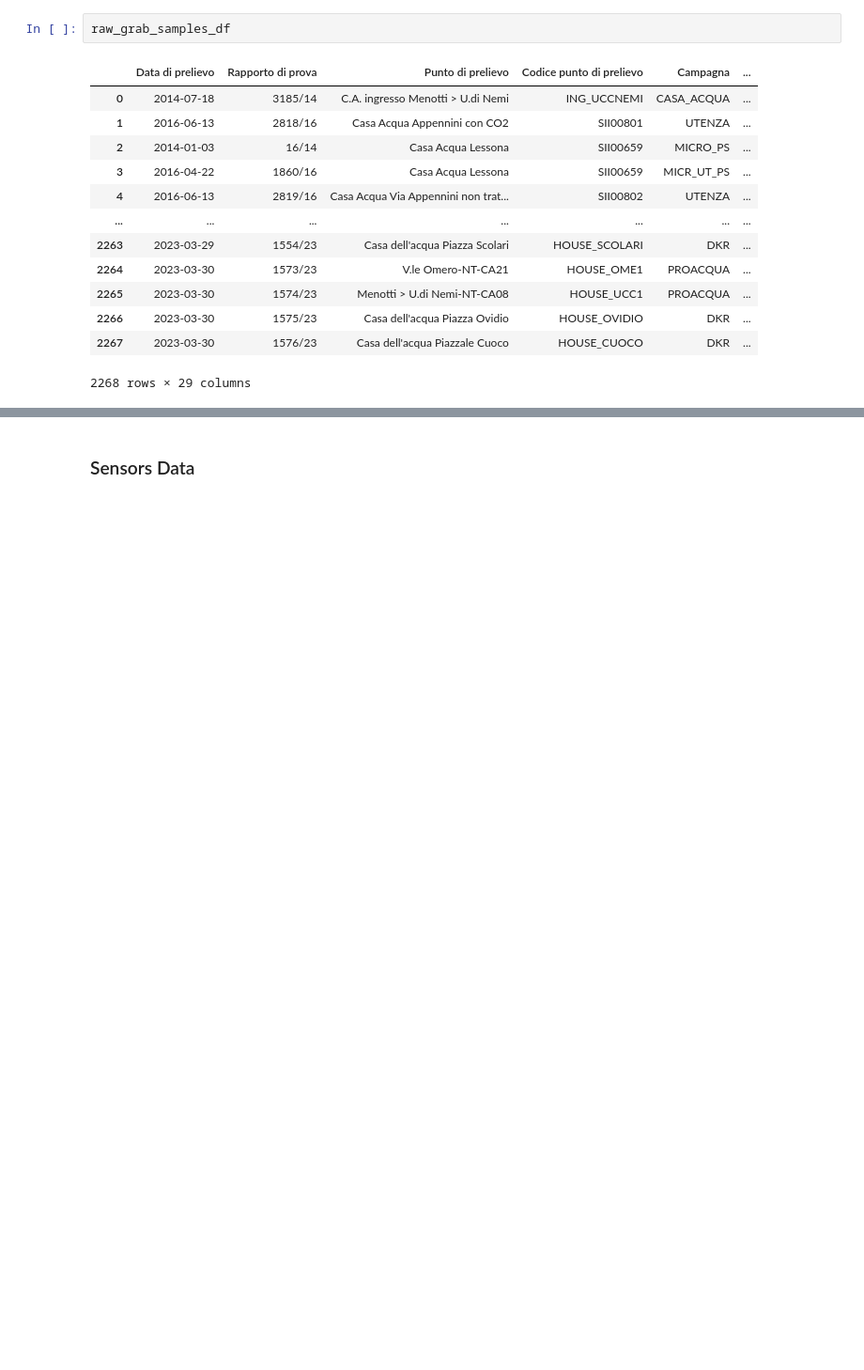
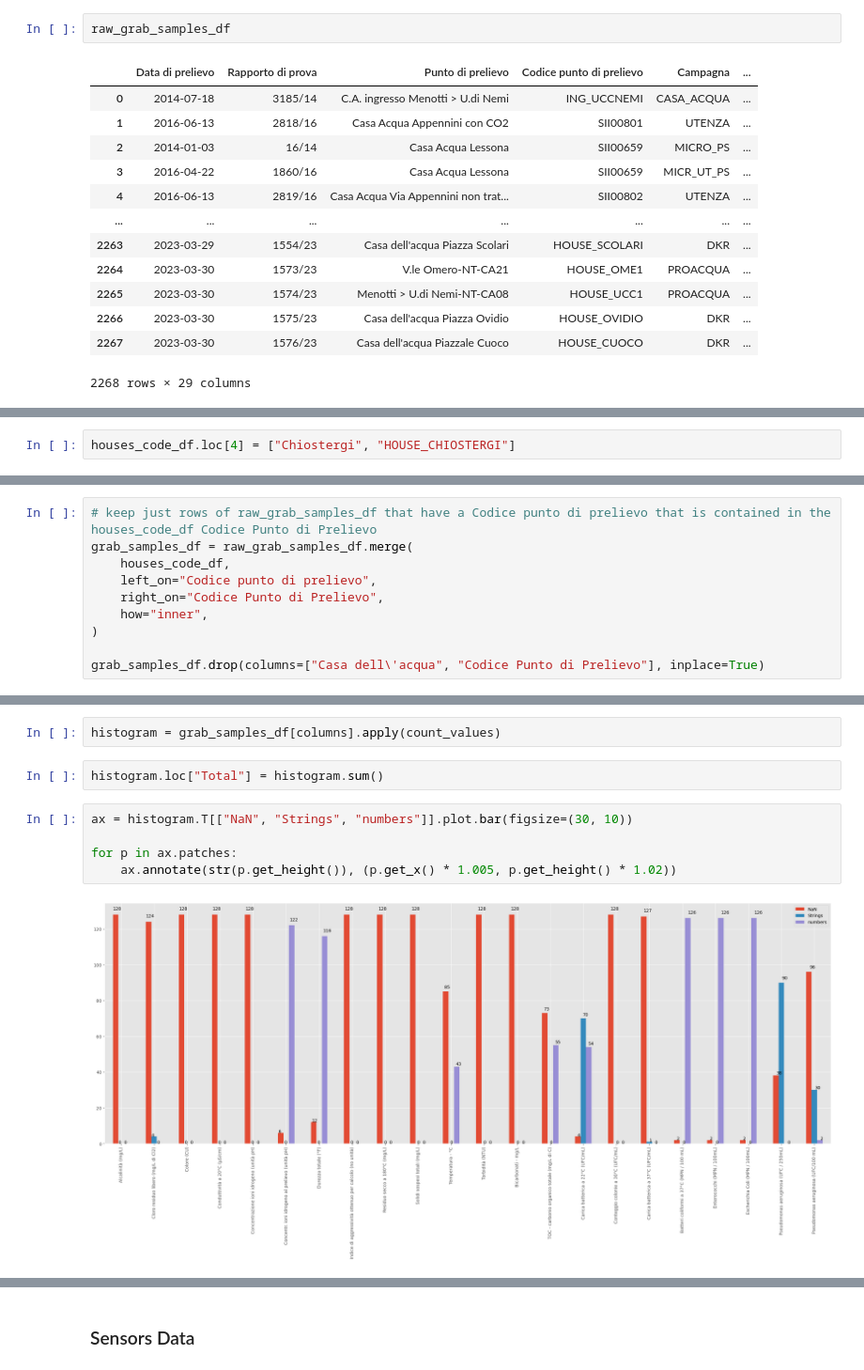
Before and after one commit to MassimilianoArca/SafeCREW, a Jupyter notebook: safecrew/milan/supply_points.ipynb, the cells around one changed output, grey strips where cells are left out. Shown at 94% size. Saved outputs shown, nothing was run; the diff lists cells and outputs as text; blank space fills up the shorter version.

Commit message:
milano and tarragona plots

```diff
--- a/safecrew/milan/supply_points.ipynb
+++ b/safecrew/milan/supply_points.ipynb
@@ -162,0 +269,2 @@ raw_grab_samples_df.columns.to_list()
+# %%
+houses_code_df.loc[4] = ["Chiostergi", "HOUSE_CHIOSTERGI"]
@@ -162,0 +287,10 @@ raw_grab_samples_df.columns.to_list()
+# %%
+# keep just rows of raw_grab_samples_df that have a Codice punto di prelievo that is contained in the houses_code_df Codice Punto di Prelievo
+grab_samples_df = raw_grab_samples_df.merge(
+    houses_code_df,
+    left_on="Codice punto di prelievo",
+    right_on="Codice Punto di Prelievo",
+    how="inner",
+)
+
+grab_samples_df.drop(columns=["Casa dell\'acqua", "Codice Punto di Prelievo"], inplace=True)
@@ -162,0 +313,11 @@ raw_grab_samples_df.columns.to_list()
+# %%
+histogram = grab_samples_df[columns].apply(count_values)
+# %%
+histogram.loc["Total"] = histogram.sum()
+# %%
+ax = histogram.T[["NaN", "Strings", "numbers"]].plot.bar(figsize=(30, 10))
+
+for p in ax.patches:
+    ax.annotate(str(p.get_height()), (p.get_x() * 1.005, p.get_height() * 1.02))
+# %% [output]
+[figure, added]
```
Also changed, not shown: parts of 32 cells of this notebook, 3 other files.
